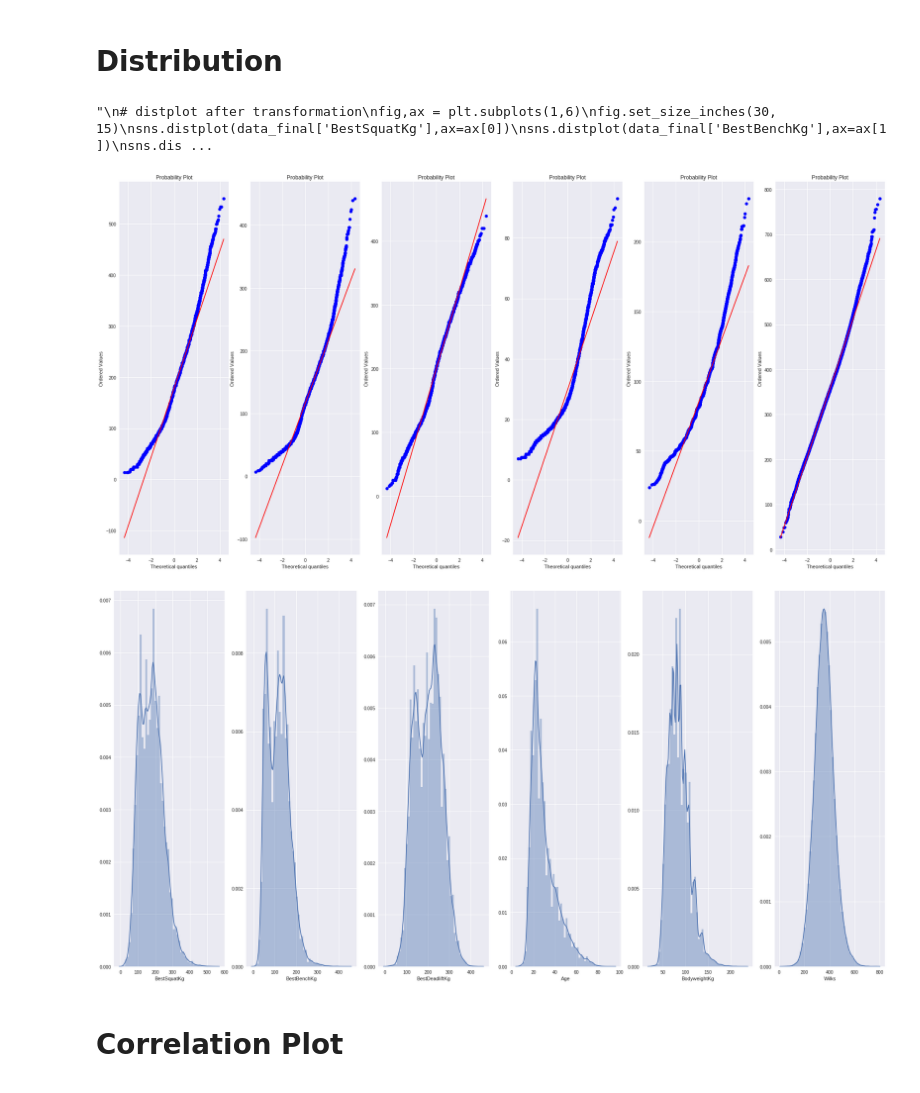
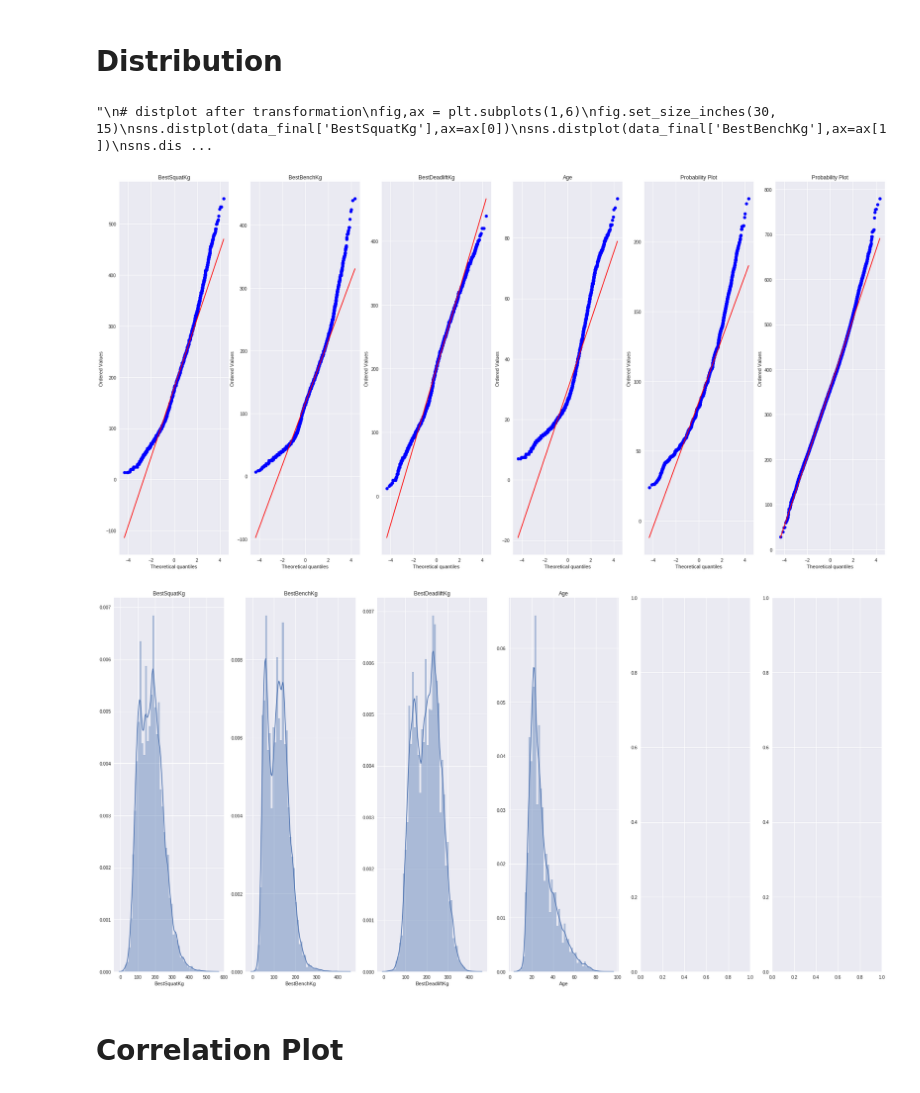
Before and after one commit to tjysdsg/powerlifting-prediction, a Jupyter notebook: Powerlifting_Prediction.ipynb, the cells around one changed output. Cells and saved outputs as stored; diff of their text form; code cells hidden in the pictures.

```diff
--- a/Powerlifting_Prediction.ipynb
+++ b/Powerlifting_Prediction.ipynb
@@ -70,6 +70,7 @@ from scipy import stats
 # qqplot
 qq_fig,qq_ax = plt.subplots(1,6)
 qq_fig.set_size_inches(30, 15)
+
 stats.probplot(data_cleaned['BestSquatKg'], plot=qq_ax[0])
 stats.probplot(data_cleaned['BestBenchKg'], plot=qq_ax[1])
 stats.probplot(data_cleaned['BestDeadliftKg'], plot=qq_ax[2])
@@ -77,16 +78,22 @@ stats.probplot(data_cleaned['Age'], plot=qq_ax[3])
 stats.probplot(data_cleaned['BodyweightKg'], plot=qq_ax[4])
 stats.probplot(data_cleaned['Wilks'], plot=qq_ax[5])
 
+qq_ax[0].set_title("BestSquatKg")
+qq_ax[1].set_title("BestBenchKg")
+qq_ax[2].set_title("BestDeadliftKg")
+qq_ax[3].set_title("Age")
 # distplot before transformation
 fig,ax = plt.subplots(1,6)
 fig.set_size_inches(30, 15)
 sns.distplot(data_cleaned['BestSquatKg'],ax=ax[0])
+ax[0].set_title("BestSquatKg")
+ax[1].set_title("BestBenchKg")
+ax[2].set_title("BestDeadliftKg")
+ax[3].set_title("Age")
+
 sns.distplot(data_cleaned['BestBenchKg'],ax=ax[1])
 sns.distplot(data_cleaned['BestDeadliftKg'],ax=ax[2])
 sns.distplot(data_cleaned['Age'],ax=ax[3])
-sns.distplot(data_cleaned['BodyweightKg'],ax=ax[4])
-sns.distplot(data_cleaned['Wilks'],ax=ax[5])
-
 # Applying boxcox transformation
 data_final = data_cleaned.copy()
 """
@@ -97,34 +104,34 @@ if transform using boxcox, the accuracy of regression gets lower, so we abandone
 #data_final["BestBenchKg"],lambs[1] = stats.boxcox(data_cleaned["BestBenchKg"])
 #data_final["BestDeadliftKg"],lambs[2] = stats.boxcox(data_cleaned["BestDeadliftKg"])
 #data_final["Age"],lambs[3] = stats.boxcox(data_cleaned["Age"])
 #data_final["Wilks"],lambs[4] = stats.boxcox(data_cleaned["Wilks"])
 #data_final["BodyweightKg"],lambs[5] = stats.boxcox(data_cleaned["Wilks"])
 
 """
 # distplot after transformation
 fig,ax = plt.subplots(1,6)
 fig.set_size_inches(30, 15)
 sns.distplot(data_final['BestSquatKg'],ax=ax[0])
 sns.distplot(data_final['BestBenchKg'],ax=ax[1])
 sns.distplot(data_final['BestDeadliftKg'],ax=ax[2])
 sns.distplot(data_final['Age'],ax=ax[3])
 sns.distplot(data_final['BodyweightKg'],ax=ax[4])
 sns.distplot(data_final['Wilks'],ax=ax[5])
 
 # qqplot after transformation
 qq_fig,qq_ax = plt.subplots(1,6)
 qq_fig.set_size_inches(30, 15)
 stats.probplot(data_final['BestSquatKg'], plot=qq_ax[0])
 stats.probplot(data_final['BestBenchKg'], plot=qq_ax[1])
 stats.probplot(data_final['BestDeadliftKg'], plot=qq_ax[2])
 stats.probplot(data_final['Age'], plot=qq_ax[3])
 stats.probplot(data_final['BodyweightKg'], plot=qq_ax[4])
 stats.probplot(data_final['Wilks'], plot=qq_ax[5])
 """
 # %% [output]
 "\n# distplot after transformation\nfig,ax = plt.subplots(1,6)\nfig.set_size_inches(30, 15)\nsns.distplot(data_final['BestSquatKg'],ax=ax[0])\nsns.distplot(data_final['BestBenchKg'],ax=ax[1])\nsns.dis ...
 [figure]
-[figure, old version]
+[figure, new version]
 # %% [markdown]
 # Correlation Plot
 # %%
```
Also changed, not shown: parts of 4 cells of this notebook.
